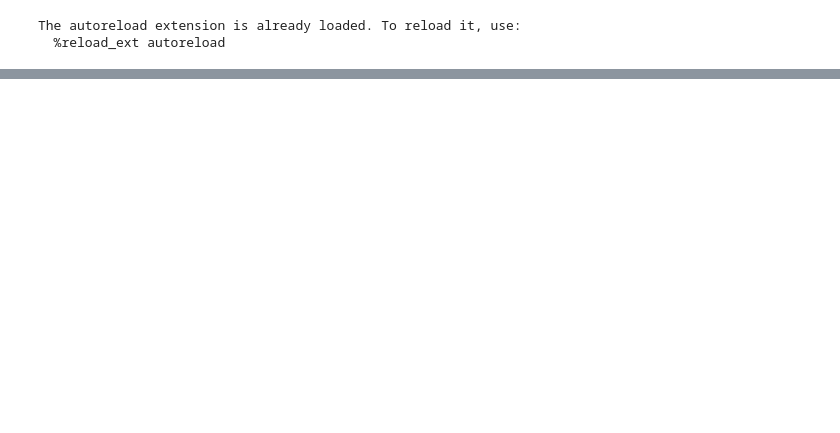
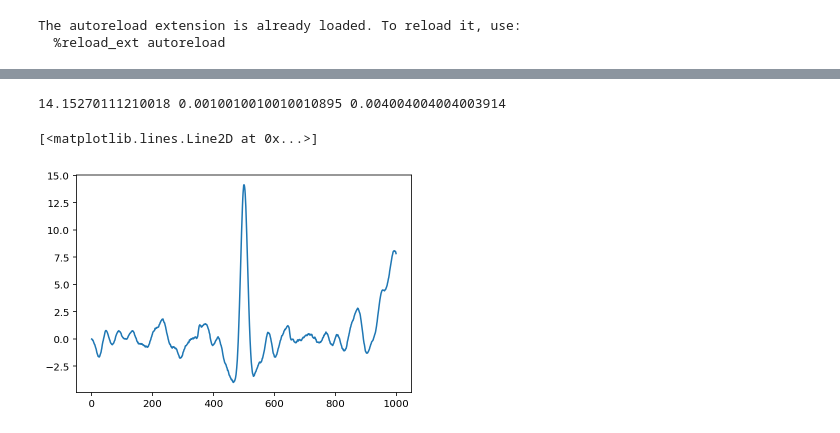
Before and after one commit to BoiseStatePlanetary/muldoon, a Jupyter notebook: examples/Making Muldoon.ipynb, the cells around one changed output, grey strips where cells are left out. Cells and saved outputs as stored; diff of their text form; code cells hidden in the pictures; blank space fills up the shorter version.

Commit message:
Added some tests; Trying to make the matched filter search work

```diff
--- a/examples/Making Muldoon.ipynb
+++ b/examples/Making Muldoon.ipynb
@@ -39,0 +85,27 @@ plt.plot(mt.time, mt.pressure_trend)
+# %%
+# Create time-series
+time = np.linspace(-1, 1, 1000)
+baseline = 0.
+slope = 1.
+t0 = 0.
+DeltaP = 1.
+Gamma = 0.01
+profile = modified_lorentzian(time, baseline, slope, t0, DeltaP, Gamma) + normal(scale=slope/10., size=len(time))
+mt = met_timeseries(time, profile)
+# Detrend
+window_size = 10*Gamma
+detrended_pressure = mt.detrend_pressure_timeseries(window_size)
+# plt.plot(mt.time, profile)
+conv = mt.apply_lorentzian_matched_filter(10.*Gamma, 1./np.pi)
+mx_ind = np.argmax(mt.convolution)
+
+print(mt.convolution[mx_ind], np.abs(mt.time[mx_ind]), 2.*mt.sampling)
+# plt.plot(mt.time, mt.convolution)
+# plt.plot(mt.time, profile)
+plt.plot(mt.convolution)
+# Make sure convolution returns a strong peak at the right time
+# assert ((np.abs(mt.time[mx_ind]) < Gamma) & (mt.convolution[mx_ind] > 7.))
+# %% [output]
+14.15270111210018 0.0010010010010010895 0.004004004004003914
+[<matplotlib.lines.Line2D at 0x...>]
+[figure, added]
```
Also changed, not shown: parts of 3 cells of this notebook, 5 other files.
